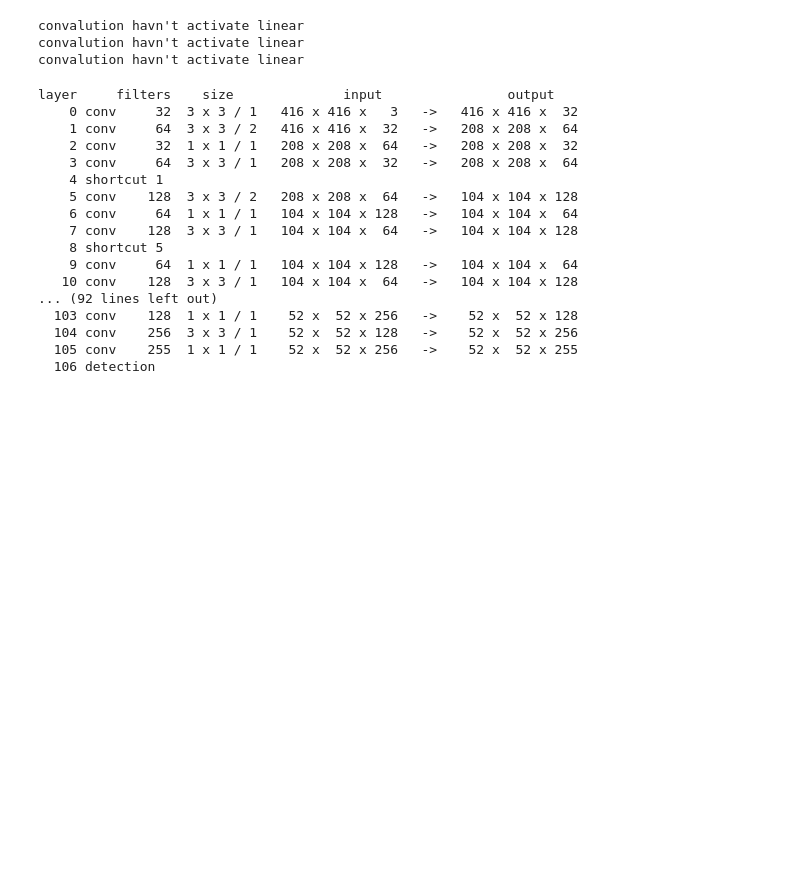
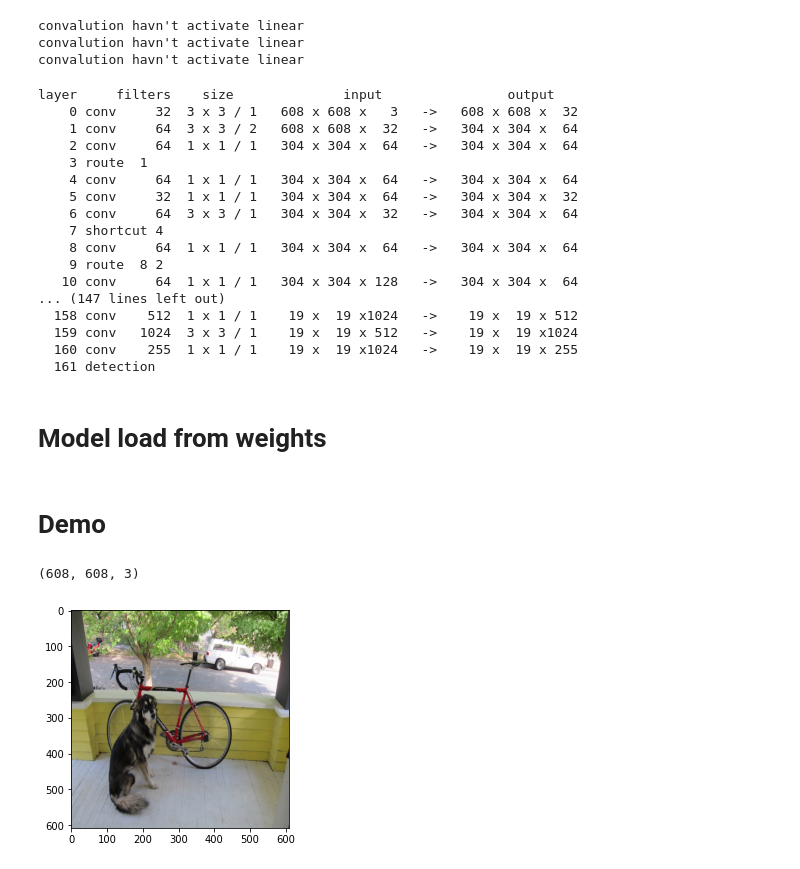
Before and after one commit to SOLLA-bitsensing/fork_test_A, a Jupyter notebook: pytorch-YOLOv4/modeling_cfg.ipynb, the cells around one changed output. Drawn from its saved outputs; the diff is of its cells as text; code cells hidden in the pictures; blank space fills up the shorter version.

Commit message:
cfg, weight 이용해서 model load하는 예제 추가

```diff
--- a/pytorch-YOLOv4/modeling_cfg.ipynb
+++ b/pytorch-YOLOv4/modeling_cfg.ipynb
@@ -5,2 +6,3 @@ import tool.config as tools
 # %%
-cfgfile = './cfg/yolov3.cfg'
+cfgfile = './../cfg/yolov4.cfg'
+weights = './../weights/yolov4.weights'
@@ -14,19 +18,25 @@ convalution havn't activate linear
 m.print_network()
 # %% [output]
 layer     filters    size              input                output
-    0 conv     32  3 x 3 / 1   416 x 416 x   3   ->   416 x 416 x  32
-    1 conv     64  3 x 3 / 2   416 x 416 x  32   ->   208 x 208 x  64
-    2 conv     32  1 x 1 / 1   208 x 208 x  64   ->   208 x 208 x  32
-    3 conv     64  3 x 3 / 1   208 x 208 x  32   ->   208 x 208 x  64
-    4 shortcut 1
-    5 conv    128  3 x 3 / 2   208 x 208 x  64   ->   104 x 104 x 128
-    6 conv     64  1 x 1 / 1   104 x 104 x 128   ->   104 x 104 x  64
-    7 conv    128  3 x 3 / 1   104 x 104 x  64   ->   104 x 104 x 128
-    8 shortcut 5
-    9 conv     64  1 x 1 / 1   104 x 104 x 128   ->   104 x 104 x  64
-   10 conv    128  3 x 3 / 1   104 x 104 x  64   ->   104 x 104 x 128
-... (92 lines left out)
-  103 conv    128  1 x 1 / 1    52 x  52 x 256   ->    52 x  52 x 128
-  104 conv    256  3 x 3 / 1    52 x  52 x 128   ->    52 x  52 x 256
-  105 conv    255  1 x 1 / 1    52 x  52 x 256   ->    52 x  52 x 255
-  106 detection
+    0 conv     32  3 x 3 / 1   608 x 608 x   3   ->   608 x 608 x  32
+    1 conv     64  3 x 3 / 2   608 x 608 x  32   ->   304 x 304 x  64
+    2 conv     64  1 x 1 / 1   304 x 304 x  64   ->   304 x 304 x  64
+    3 route  1
+    4 conv     64  1 x 1 / 1   304 x 304 x  64   ->   304 x 304 x  64
+    5 conv     32  1 x 1 / 1   304 x 304 x  64   ->   304 x 304 x  32
+    6 conv     64  3 x 3 / 1   304 x 304 x  32   ->   304 x 304 x  64
+    7 shortcut 4
+    8 conv     64  1 x 1 / 1   304 x 304 x  64   ->   304 x 304 x  64
+    9 route  8 2
+   10 conv     64  1 x 1 / 1   304 x 304 x 128   ->   304 x 304 x  64
+... (147 lines left out)
+  158 conv    512  1 x 1 / 1    19 x  19 x1024   ->    19 x  19 x 512
+  159 conv   1024  3 x 3 / 1    19 x  19 x 512   ->    19 x  19 x1024
+  160 conv    255  1 x 1 / 1    19 x  19 x1024   ->    19 x  19 x 255
+  161 detection
+# %% [markdown]
+# Model load from weights
+# %%
+m.load_weights(weights)
+# %% [markdown]
+# Demo
@@ -32,0 +46,12 @@ layer     filters    size              input                output
+# %%
+imgfile = './data/dog.jpg'
+img = cv2.imread(imgfile)
+sized = cv2.resize(img, (m.width, m.height))
+sized = cv2.cvtColor(sized, cv2.COLOR_BGR2RGB)
+
+print(sized.shape)
+plt.imshow(sized)
+plt.show()
+# %% [output]
+(608, 608, 3)
+[figure, added]
```
Also changed, not shown: parts of 14 cells of this notebook, 1 other file.
